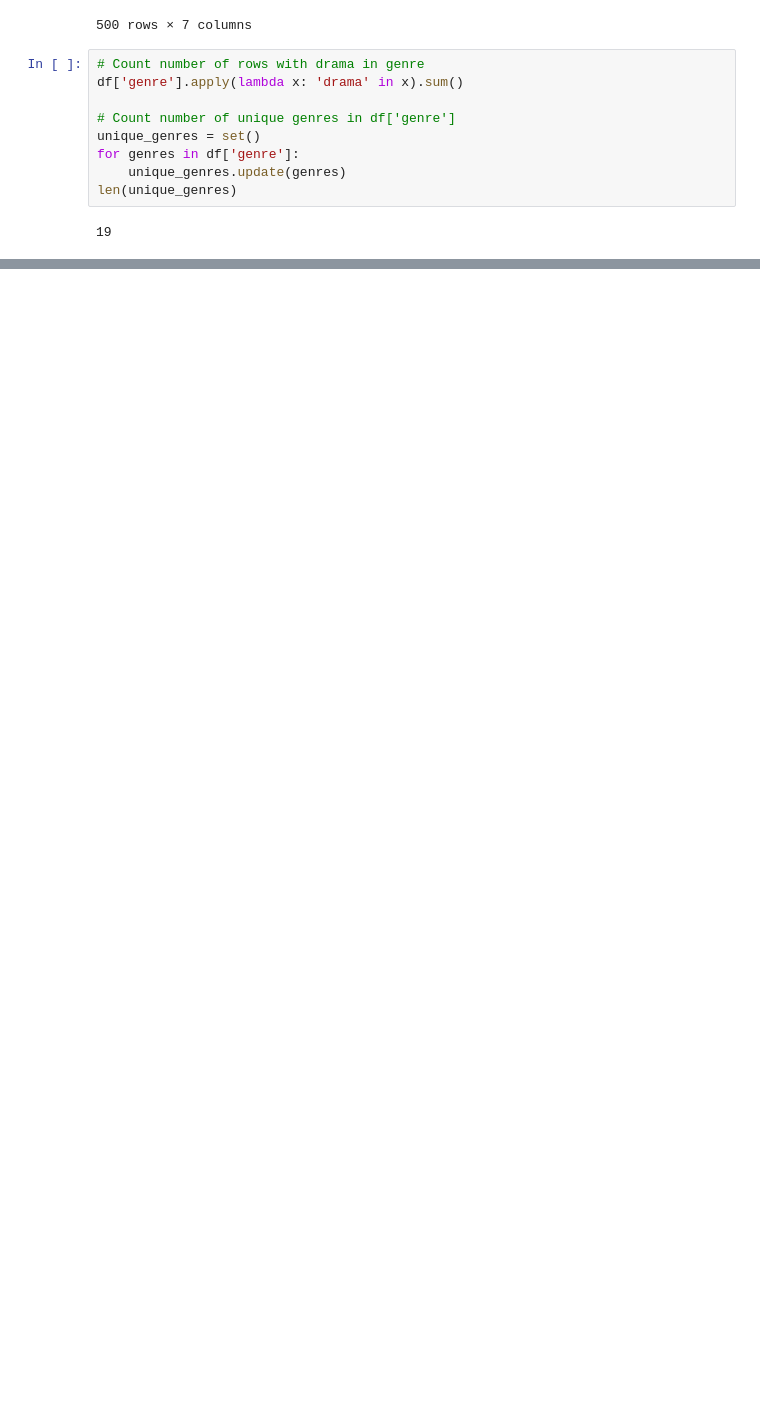
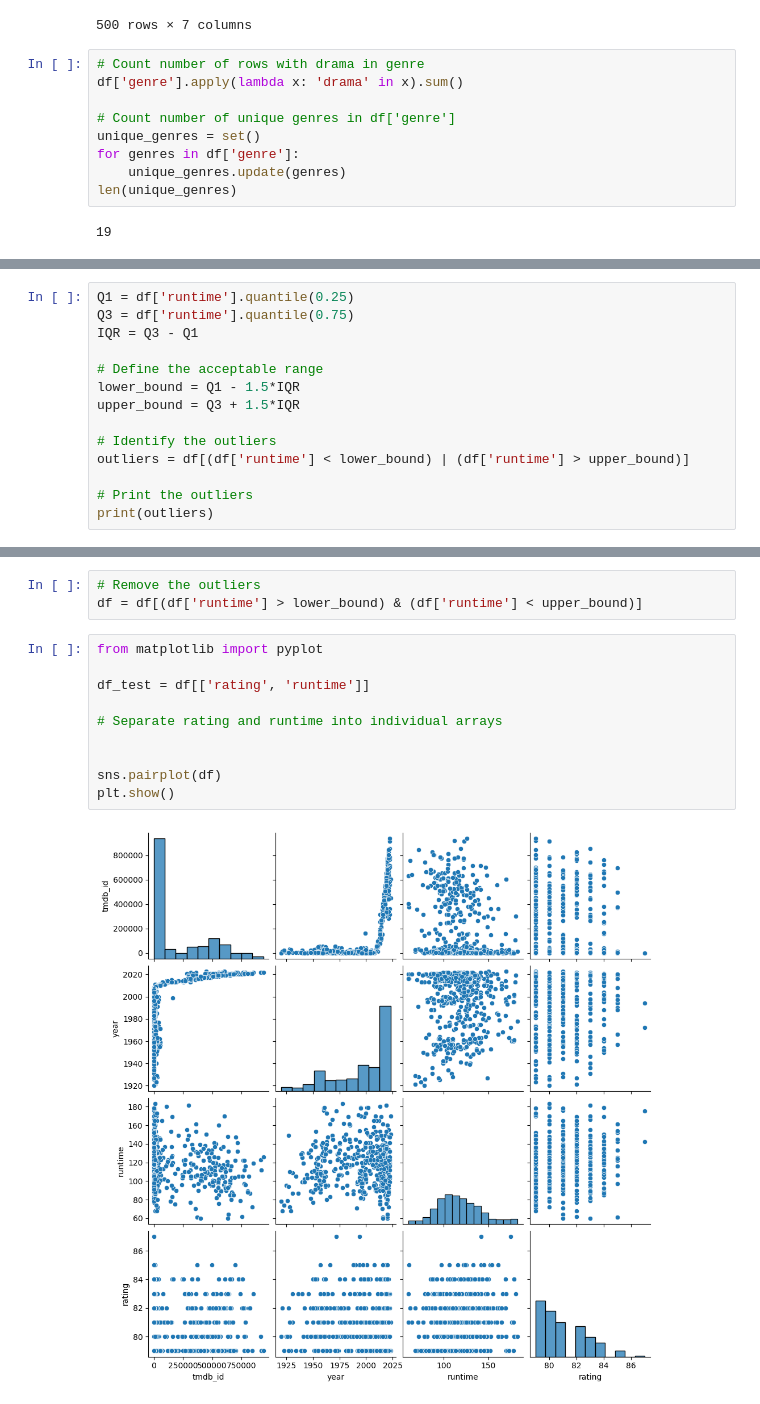
Before and after one commit to sebdanielsson/jupyter-notebooks, a Jupyter notebook: gik2km/project/scrape.ipynb, the cells around one changed output, grey strips where cells are left out. Drawn from its saved outputs; the diff is of its cells as text; blank space fills up the shorter version.

```diff
--- a/gik2km/project/scrape.ipynb
+++ b/gik2km/project/scrape.ipynb
@@ -258,0 +308,14 @@ plt.show()
+# %%
+Q1 = df['runtime'].quantile(0.25)
+Q3 = df['runtime'].quantile(0.75)
+IQR = Q3 - Q1
+
+# Define the acceptable range
+lower_bound = Q1 - 1.5*IQR
+upper_bound = Q3 + 1.5*IQR
+
+# Identify the outliers
+outliers = df[(df['runtime'] < lower_bound) | (df['runtime'] > upper_bound)]
+
+# Print the outliers
+print(outliers)
@@ -258,0 +342,15 @@ plt.show()
+# %%
+# Remove the outliers
+df = df[(df['runtime'] > lower_bound) & (df['runtime'] < upper_bound)]
+# %%
+from matplotlib import pyplot
+
+df_test = df[['rating', 'runtime']]
+
+# Separate rating and runtime into individual arrays
+
+
+sns.pairplot(df)
+plt.show()
+# %% [output]
+[figure, added]
```
Also changed, not shown: parts of 6 cells of this notebook.
